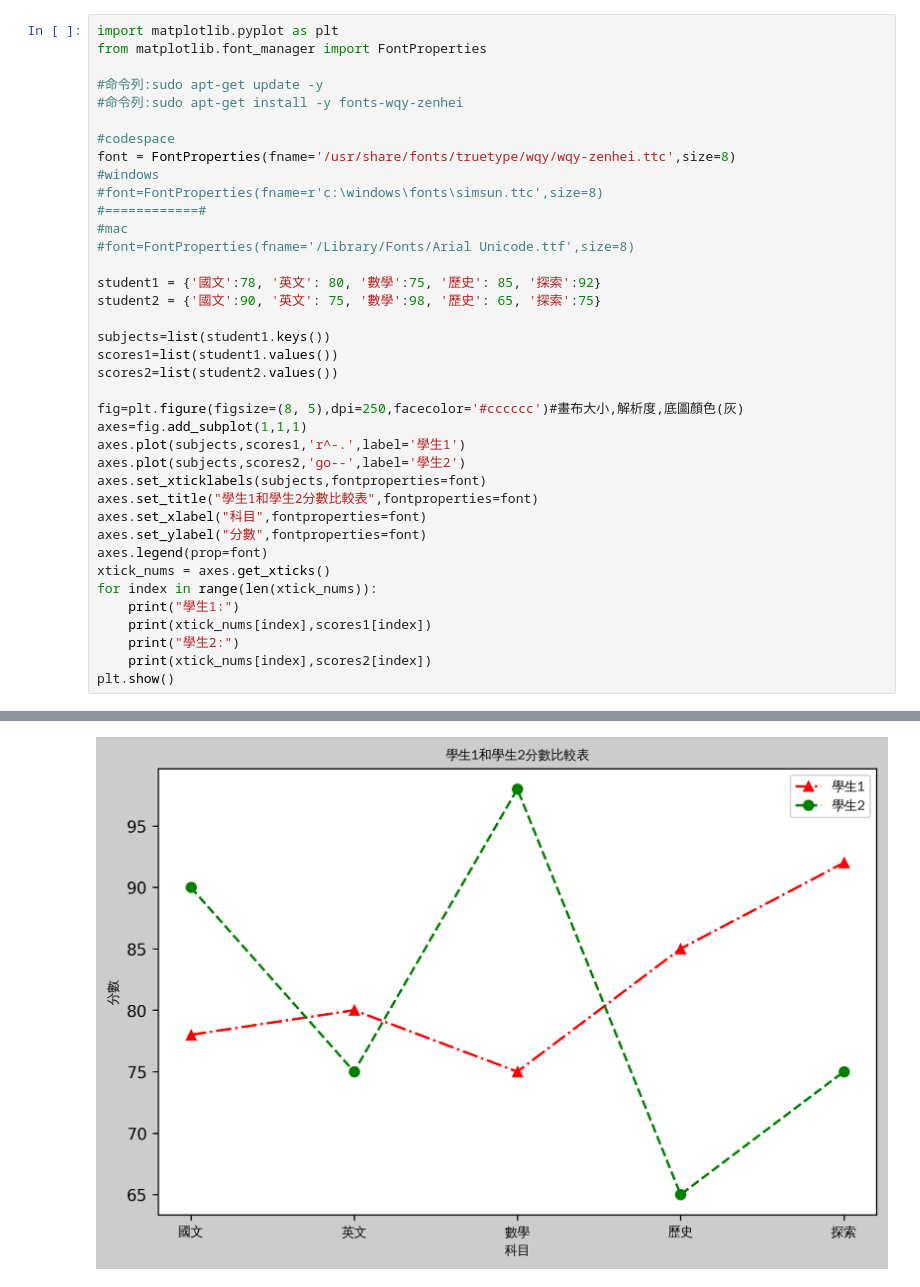
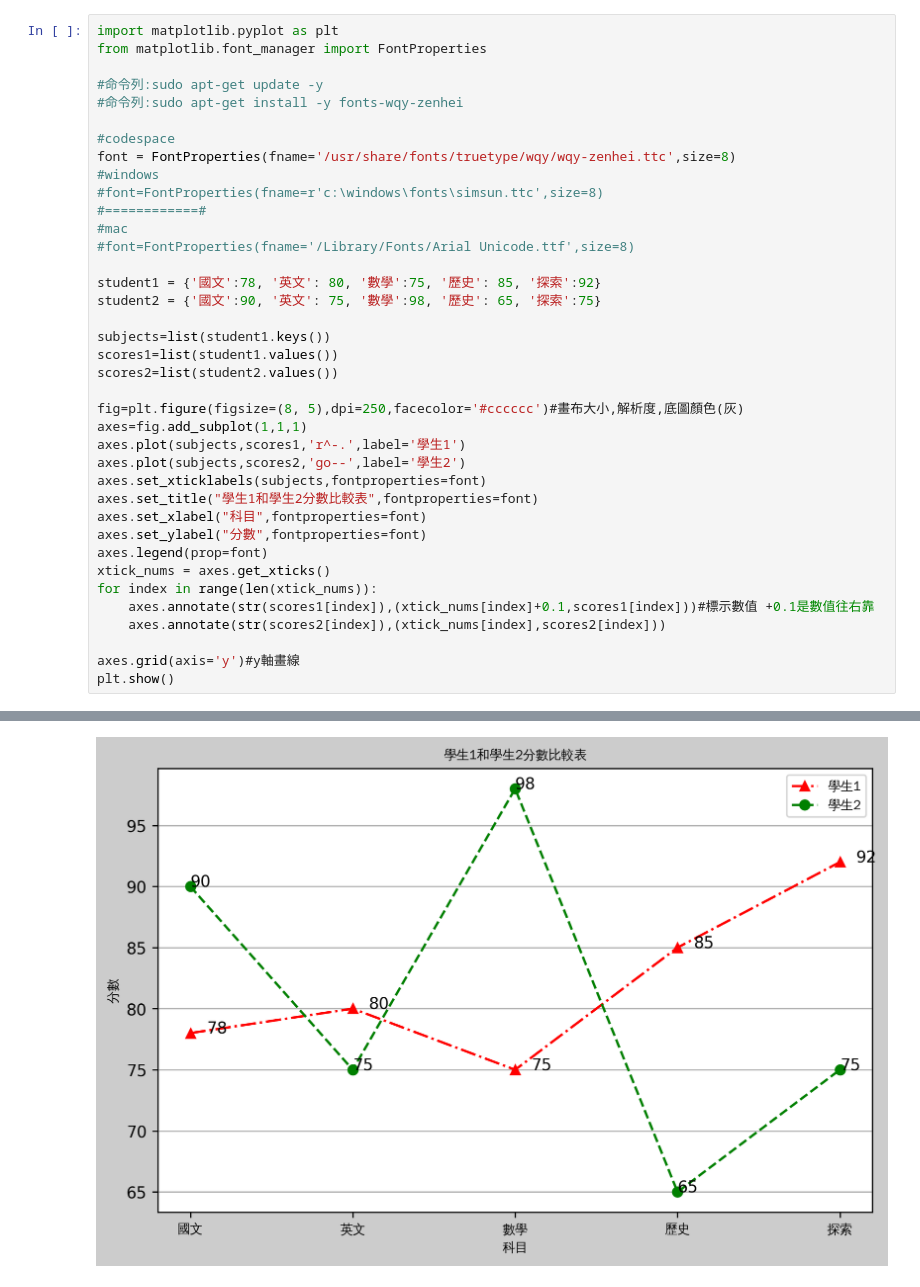
Before and after one commit to lansj0221/2024_2_20_2_4, a Jupyter notebook: lesson14/lesson14_1.ipynb, the cells around one changed output, grey strips where cells are left out. Drawn from its saved outputs; the diff is of its cells as text.

```diff
--- a/lesson14/lesson14_1.ipynb
+++ b/lesson14/lesson14_1.ipynb
@@ -31,9 +31,9 @@ axes.set_ylabel("分數",fontproperties=font)
 axes.legend(prop=font)
 xtick_nums = axes.get_xticks()
 for index in range(len(xtick_nums)):
-    print("學生1:")
-    print(xtick_nums[index],scores1[index])
-    print("學生2:")
-    print(xtick_nums[index],scores2[index])
+    axes.annotate(str(scores1[index]),(xtick_nums[index]+0.1,scores1[index]))#標示數值 +0.1是數值往右靠
+    axes.annotate(str(scores2[index]),(xtick_nums[index],scores2[index]))
+
+axes.grid(axis='y')#y軸畫線
 plt.show()
 # %% [output]
@@ -60 +40 @@ plt.show()
-[figure, old version]
+[figure, new version]
```
Also changed, not shown: parts of 1 cell of this notebook.
